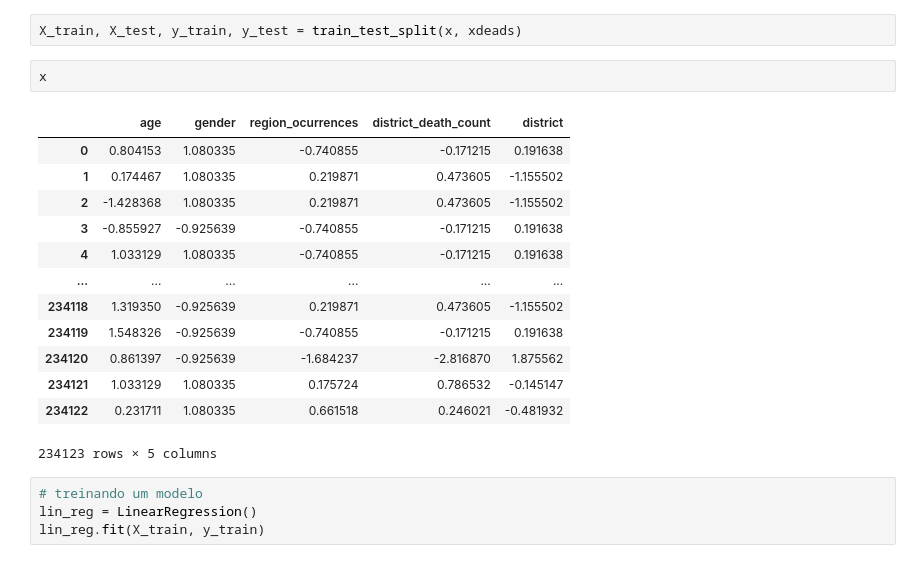
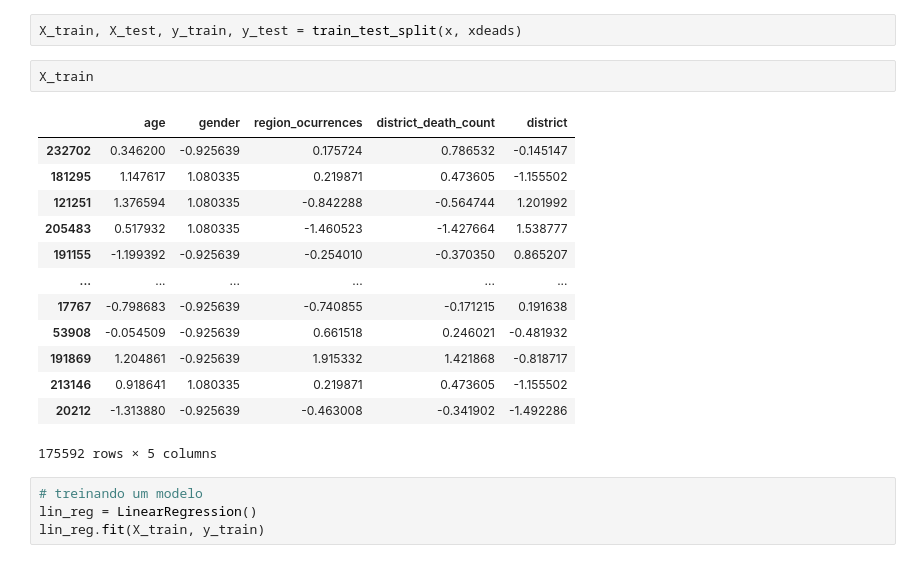
Before and after one commit to brunolcarli/IPythonNotebooks, a Jupyter notebook: covid_curitiba.ipynb, the cells around one changed output. Drawn from its saved outputs; the diff is of its cells as text.

```diff
--- a/covid_curitiba.ipynb
+++ b/covid_curitiba.ipynb
@@ -561,21 +585,21 @@ x.drop(['dead', 'recovered'], inplace=True, axis=1)
 # %%
 X_train, X_test, y_train, y_test = train_test_split(x, xdeads)
 # %%
-x
+X_train
 # %% [output]
 |  | age | gender | region_ocurrences | district_death_count | district |
-| 0 | 0.804153 | 1.080335 | -0.740855 | -0.171215 | 0.191638 |
-| 1 | 0.174467 | 1.080335 | 0.219871 | 0.473605 | -1.155502 |
-| 2 | -1.428368 | 1.080335 | 0.219871 | 0.473605 | -1.155502 |
-| 3 | -0.855927 | -0.925639 | -0.740855 | -0.171215 | 0.191638 |
-| 4 | 1.033129 | 1.080335 | -0.740855 | -0.171215 | 0.191638 |
+| 232702 | 0.346200 | -0.925639 | 0.175724 | 0.786532 | -0.145147 |
+| 181295 | 1.147617 | 1.080335 | 0.219871 | 0.473605 | -1.155502 |
+| 121251 | 1.376594 | 1.080335 | -0.842288 | -0.564744 | 1.201992 |
+| 205483 | 0.517932 | 1.080335 | -1.460523 | -1.427664 | 1.538777 |
+| 191155 | -1.199392 | -0.925639 | -0.254010 | -0.370350 | 0.865207 |
 | ... | ... | ... | ... | ... | ... |
-| 234118 | 1.319350 | -0.925639 | 0.219871 | 0.473605 | -1.155502 |
-| 234119 | 1.548326 | -0.925639 | -0.740855 | -0.171215 | 0.191638 |
-| 234120 | 0.861397 | -0.925639 | -1.684237 | -2.816870 | 1.875562 |
-| 234121 | 1.033129 | 1.080335 | 0.175724 | 0.786532 | -0.145147 |
-| 234122 | 0.231711 | 1.080335 | 0.661518 | 0.246021 | -0.481932 |
+| 17767 | -0.798683 | -0.925639 | -0.740855 | -0.171215 | 0.191638 |
+| 53908 | -0.054509 | -0.925639 | 0.661518 | 0.246021 | -0.481932 |
+| 191869 | 1.204861 | -0.925639 | 1.915332 | 1.421868 | -0.818717 |
+| 213146 | 0.918641 | 1.080335 | 0.219871 | 0.473605 | -1.155502 |
+| 20212 | -1.313880 | -0.925639 | -0.463008 | -0.341902 | -1.492286 |
-234123 rows × 5 columns
+175592 rows × 5 columns
 # %%
 # treinando um modelo
 lin_reg = LinearRegression()
```
Also changed, not shown: parts of 29 cells of this notebook.
